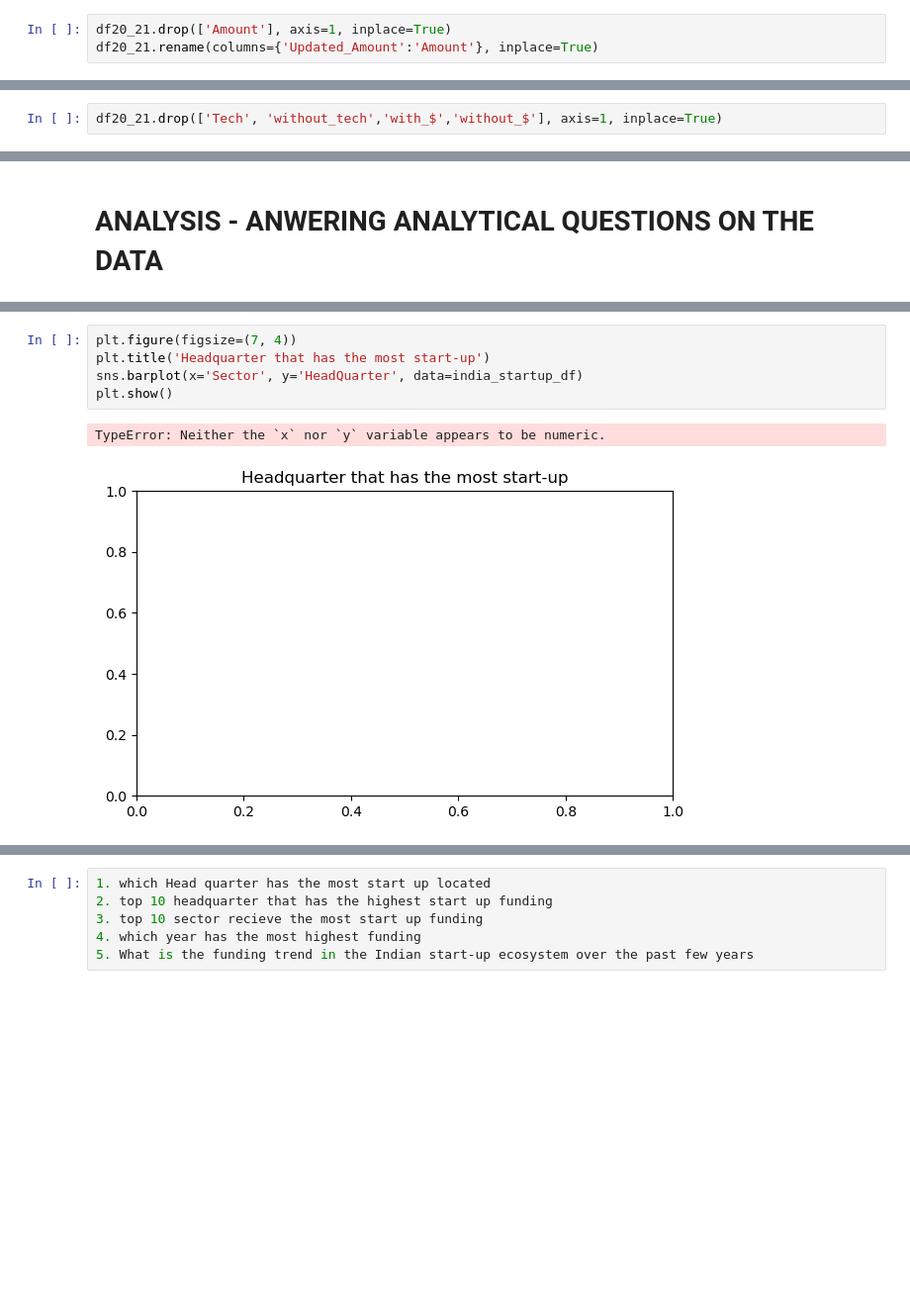
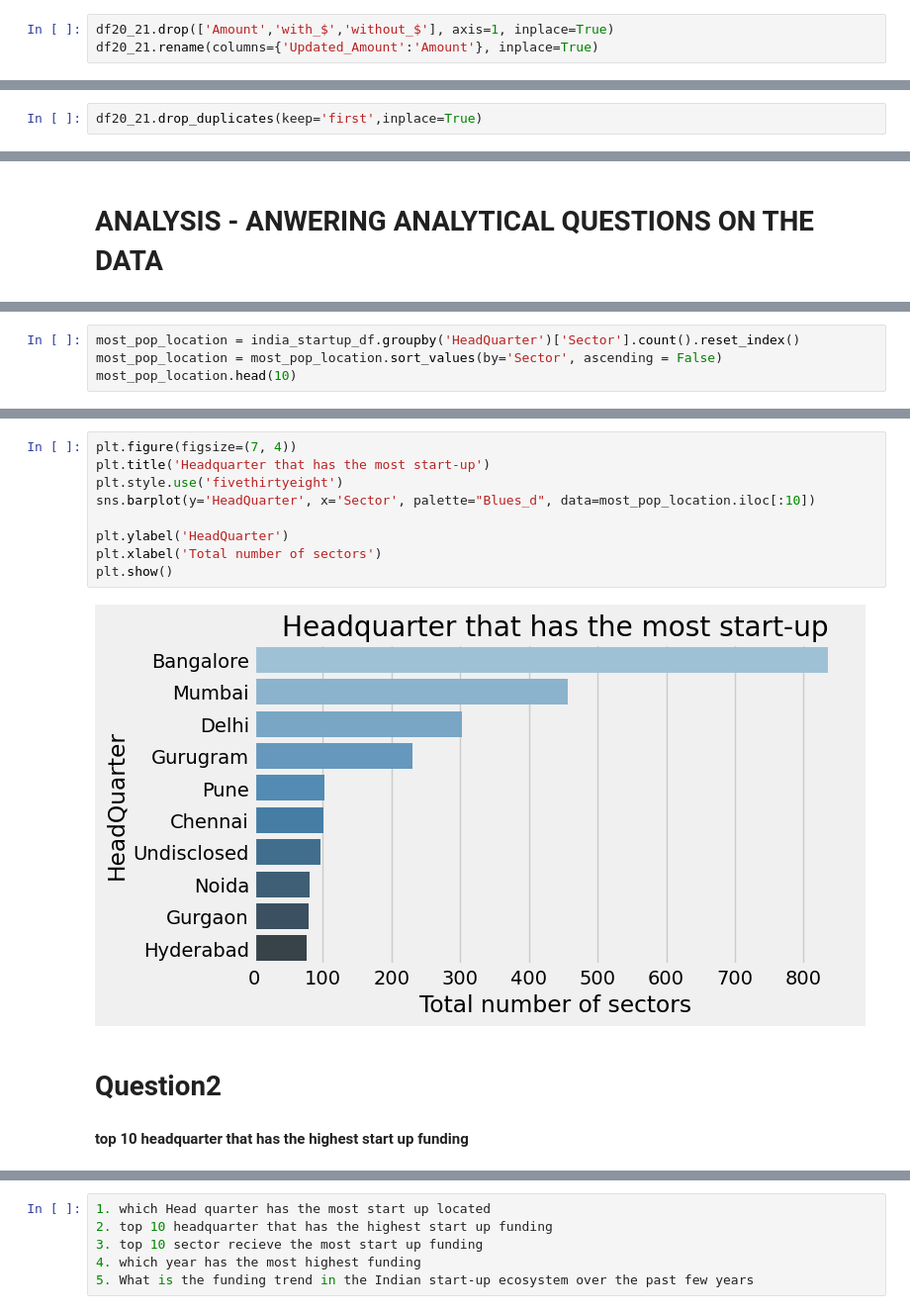
Before and after one commit to obiuzoma/LP1-project, a Jupyter notebook: lp1.ipynb, the cells around one changed output, grey strips where cells are left out. Shown: that part at 99% size. Drawn from its saved outputs; the diff is of its cells as text; blank space fills up the shorter version.

Commit message:
Performing some analysis and visualizing the data

```diff
--- a/lp1.ipynb
+++ b/lp1.ipynb
@@ -449,7 +426,7 @@ df20_21['without_$'] = pd.to_numeric(df20_21['without_$'], errors='coerce')
 
 df20_21['Updated_Amount'] = df20_21['without_$'].fillna(df20_21['with_$'])
 # %%
-df20_21.drop(['Amount'], axis=1, inplace=True)
+df20_21.drop(['Amount','with_$','without_$'], axis=1, inplace=True)
 df20_21.rename(columns={'Updated_Amount':'Amount'}, inplace=True)
 # %%
 df20_21.head(2)
@@ -457,5 +434,3 @@ df20_21.head(2)
 |  | Company_Brand | HeadQuarter | Sector | BIO | Stage | Year | Amount |
 | 0 | Aqgromalin | Chennai | AgriTech | Cultivating Ideas for Profit | None | 2020 | 200000.0 |
 | 1 | Krayonnz | Bangalore | EdTech | An academy-guardian-scholar centr... | Pre-seed | 2020 | 100000.0 |
-# %%
-df20_21.drop(['Tech', 'without_tech','with_$','without_$'], axis=1, inplace=True)
@@ -462,3 +442,5 @@ df20_21.drop(['Tech', 'without_tech','with_$','without_$'], axis=1, inplace=True
+# %%
+df20_21.drop_duplicates(keep='first',inplace=True)
 # %% [markdown]
 # Merging All the Files Together
 # %%
@@ -559,0 +563,4 @@ QUESTION 1
+# %%
+most_pop_location = india_startup_df.groupby('HeadQuarter')['Sector'].count().reset_index()
+most_pop_location = most_pop_location.sort_values(by='Sector', ascending = False)
+most_pop_location.head(10)
@@ -560,8 +579,15 @@ QUESTION 1
 # %%
 plt.figure(figsize=(7, 4))
 plt.title('Headquarter that has the most start-up')
-sns.barplot(x='Sector', y='HeadQuarter', data=india_startup_df)
+plt.style.use('fivethirtyeight')
+sns.barplot(y='HeadQuarter', x='Sector', palette="Blues_d", data=most_pop_location.iloc[:10])
+
+plt.ylabel('HeadQuarter')
+plt.xlabel('Total number of sectors')
 plt.show()
 # %% [output]
-TypeError: Neither the `x` nor `y` variable appears to be numeric.
-[figure, old version]
+[figure, new version]
+# %% [markdown]
+# Question2
+# %% [markdown]
+<b> top 10 headquarter that has the highest start up funding<b>
```
Also changed, not shown: parts of 43 cells of this notebook.
